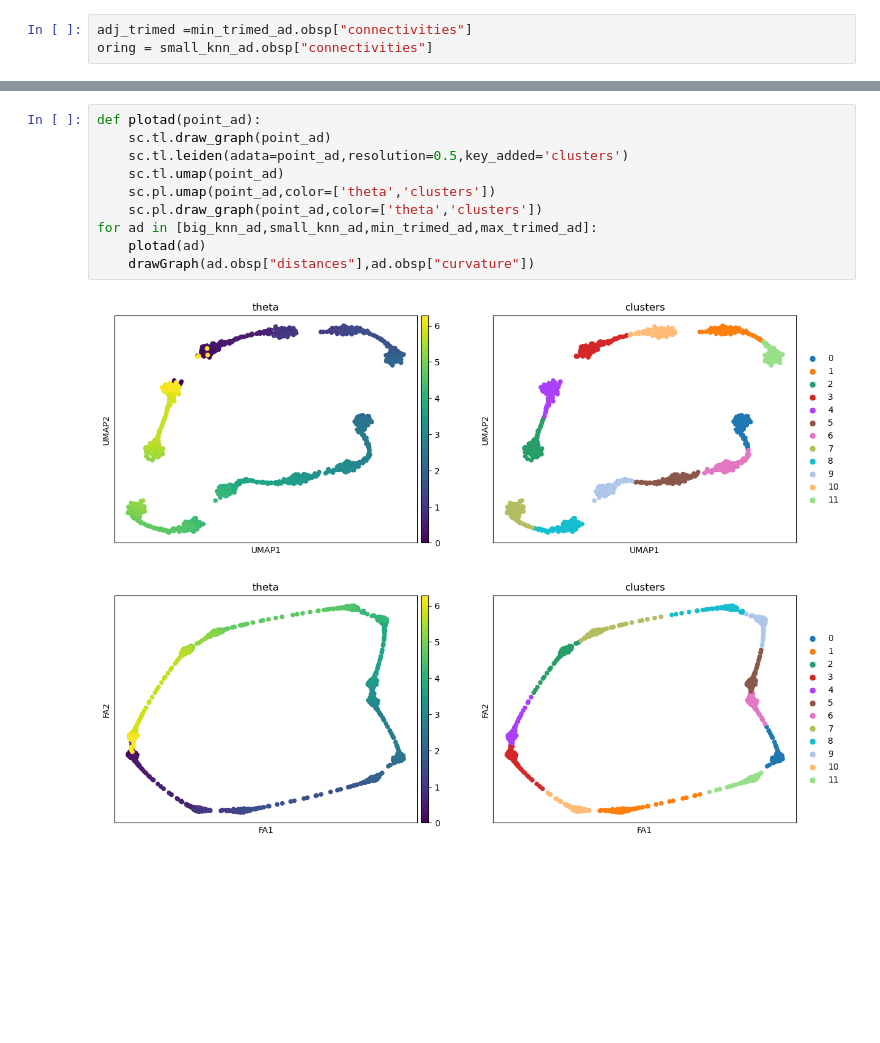
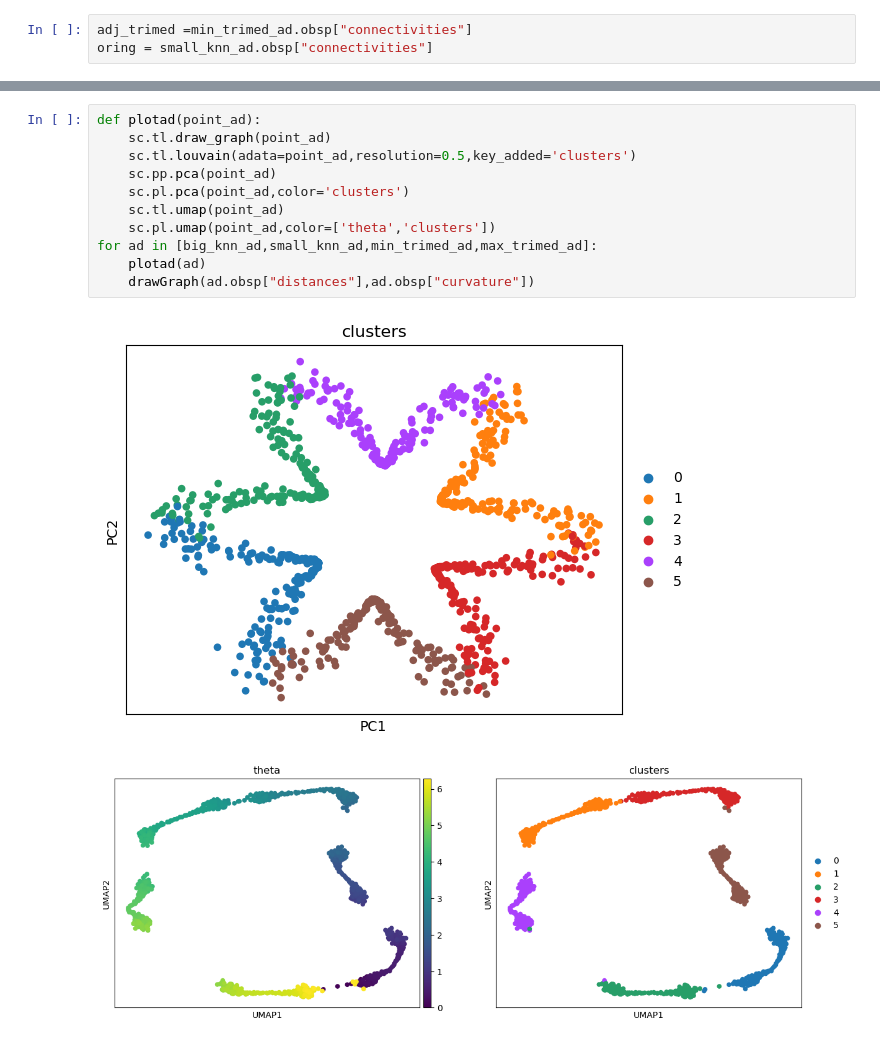
Before and after one commit to michaelGuo1204/ProjectsComBio, a Jupyter notebook: Experiments/ClosedSpiral.ipynb, the cells around one changed output, grey strips where cells are left out. Drawn from its saved outputs; the diff is of its cells as text; blank space fills up the shorter version.

```diff
--- a/Experiments/ClosedSpiral.ipynb
+++ b/Experiments/ClosedSpiral.ipynb
@@ -53,13 +58,14 @@ oring = small_knn_ad.obsp["connectivities"]
 # %%
 def plotad(point_ad):
     sc.tl.draw_graph(point_ad)
-    sc.tl.leiden(adata=point_ad,resolution=0.5,key_added='clusters')
+    sc.tl.louvain(adata=point_ad,resolution=0.5,key_added='clusters')
+    sc.pp.pca(point_ad)
+    sc.pl.pca(point_ad,color='clusters')
     sc.tl.umap(point_ad)
     sc.pl.umap(point_ad,color=['theta','clusters'])
-    sc.pl.draw_graph(point_ad,color=['theta','clusters'])
 for ad in [big_knn_ad,small_knn_ad,min_trimed_ad,max_trimed_ad]:
     plotad(ad)
     drawGraph(ad.obsp["distances"],ad.obsp["curvature"])
 # %% [output]
-[figure, old version]
+[figure, new version]
-[figure, old version]
+[figure, new version]
```
Also changed, not shown: parts of 3 cells of this notebook, 26 other files.
